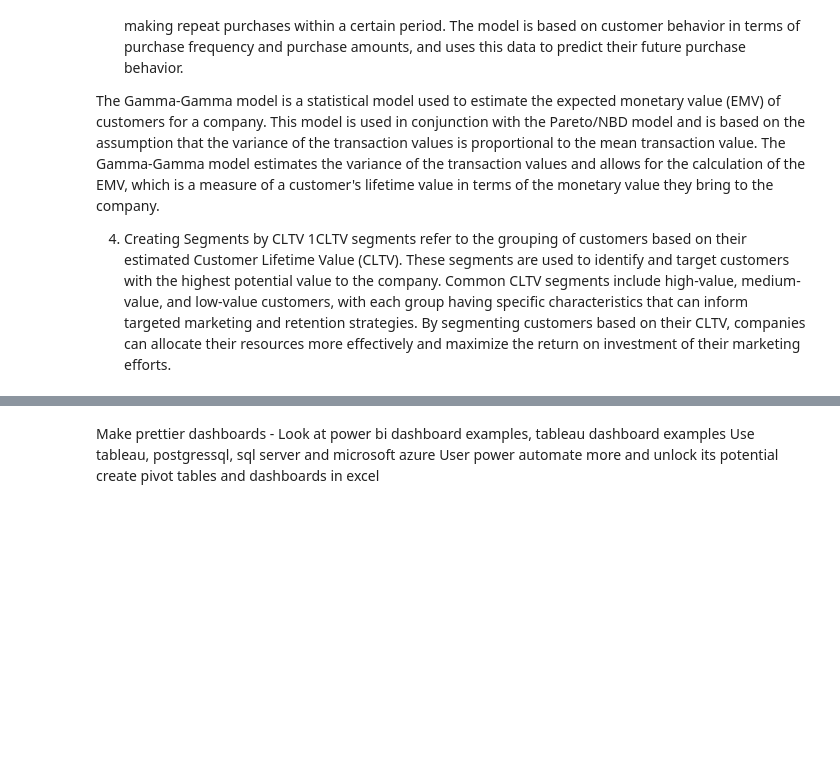
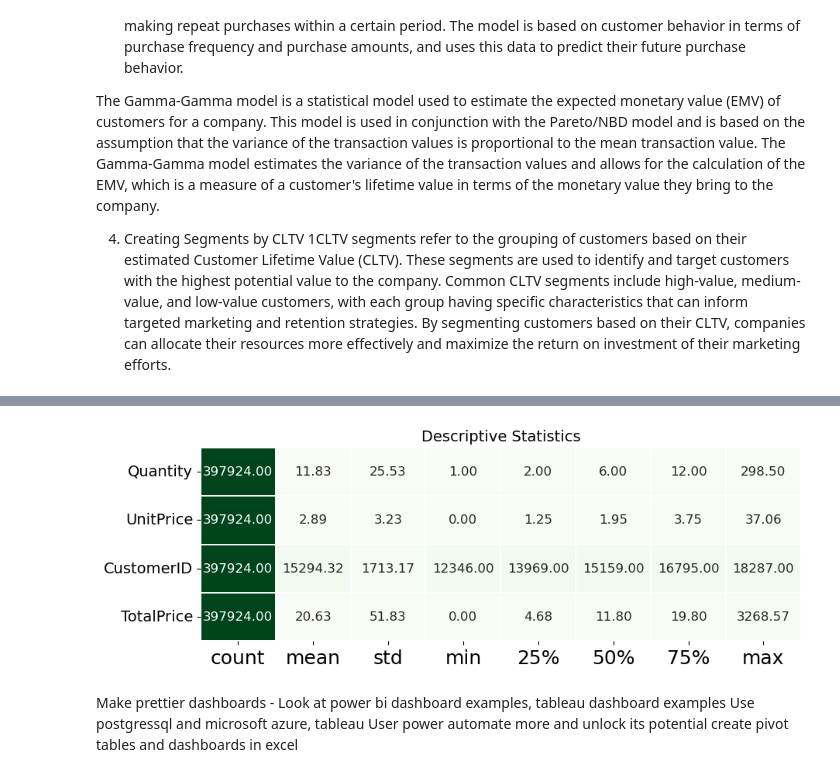
Before and after one commit to scoroman/Github-projects, a Jupyter notebook: CRM Analytics/CRM Analysis notebook.ipynb, the cells around one changed output, grey strips where cells are left out. Drawn from its saved outputs; the diff is of its cells as text; code cells hidden in the pictures; blank space fills up the shorter version.

```diff
--- a/CRM Analytics/CRM Analysis notebook.ipynb
+++ b/CRM Analytics/CRM Analysis notebook.ipynb
@@ -40,0 +117,44 @@ check_data(join_df)
+# %%
+def replace_with_thresholds(dataframe, variable, q1 = 0.25, q3 = 0.75):
+
+    '''
+    Detects outliers with IQR method and replaces with thresholds
+
+    '''
+
+    df_ = dataframe.copy()
+    quartile1 = df_[variable].quantile(q1)
+    quartile3 = df_[variable].quantile(q3)
+    iqr = quartile3 - quartile1
+
+    up_limit = quartile3 + 1.5 * iqr
+    low_limit = quartile1 - 1.5 * iqr
+    df_.loc[(df_[variable] < low_limit), variable] = low_limit
+    df_.loc[(df_[variable] > up_limit), variable] = up_limit
+
+    return df_
+
+def ecommerce_preprocess(dataframe):
+    df_ = dataframe.copy()
+
+    #Missing Values
+    df_ = df_.dropna()
+
+    #Cancelled Orders & Quantity
+    df_ = df_[~df_['InvoiceNo'].str.contains('C', na = False)]
+    df_ = df_[df_['Quantity'] > 0]
+
+    #Replacing Outliers
+    df_ = replace_with_thresholds(df_, "Quantity", q1 = 0.01, q3 = 0.99)
+    df_ = replace_with_thresholds(df_, "UnitPrice", q1 = 0.01, q3 = 0.99)
+
+    #Total Price
+    df_["TotalPrice"] = df_["Quantity"] * df_["UnitPrice"]
+
+    return df_
+# %%
+df = ecommerce_preprocess(df)
+
+desc_stats(df.select_dtypes(include = [float, int]))
+# %% [output]
+[figure, added]
@@ -41,5 +165,5 @@ check_data(join_df)
 # %% [markdown]
 Make prettier dashboards - Look at power bi dashboard examples, tableau dashboard examples
-Use tableau, postgressql, sql server and microsoft azure
+Use postgressql  and microsoft azure, tableau
 User power automate more and unlock its potential
 create pivot tables and dashboards in excel
```
Also changed, not shown: parts of 8 cells of this notebook, 7 other files.
